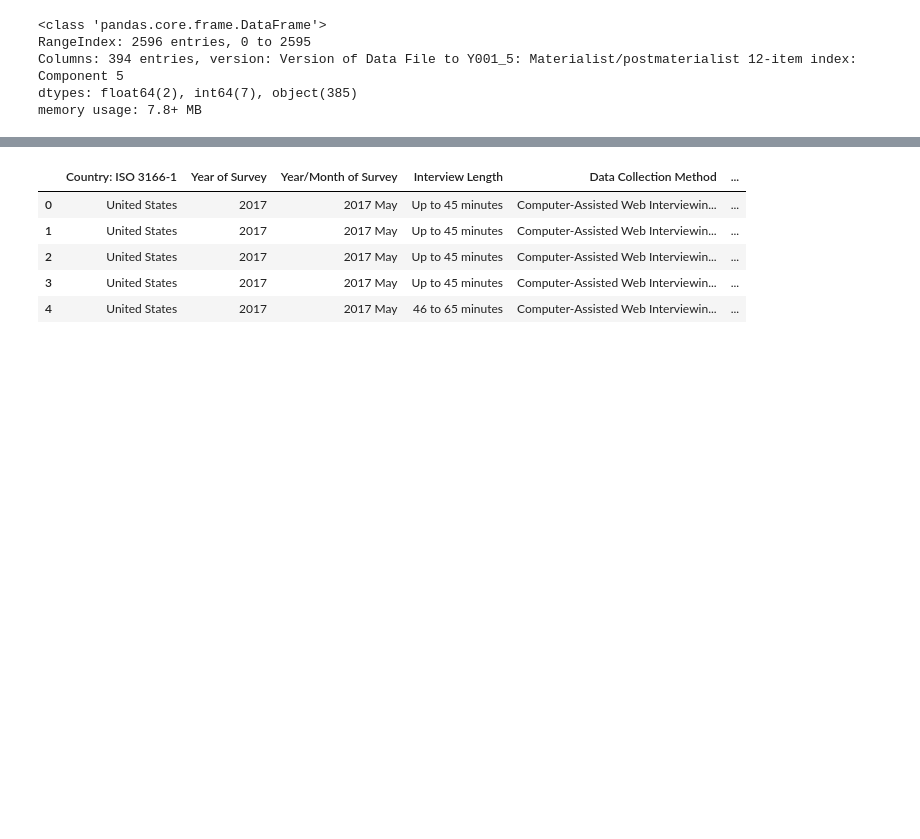
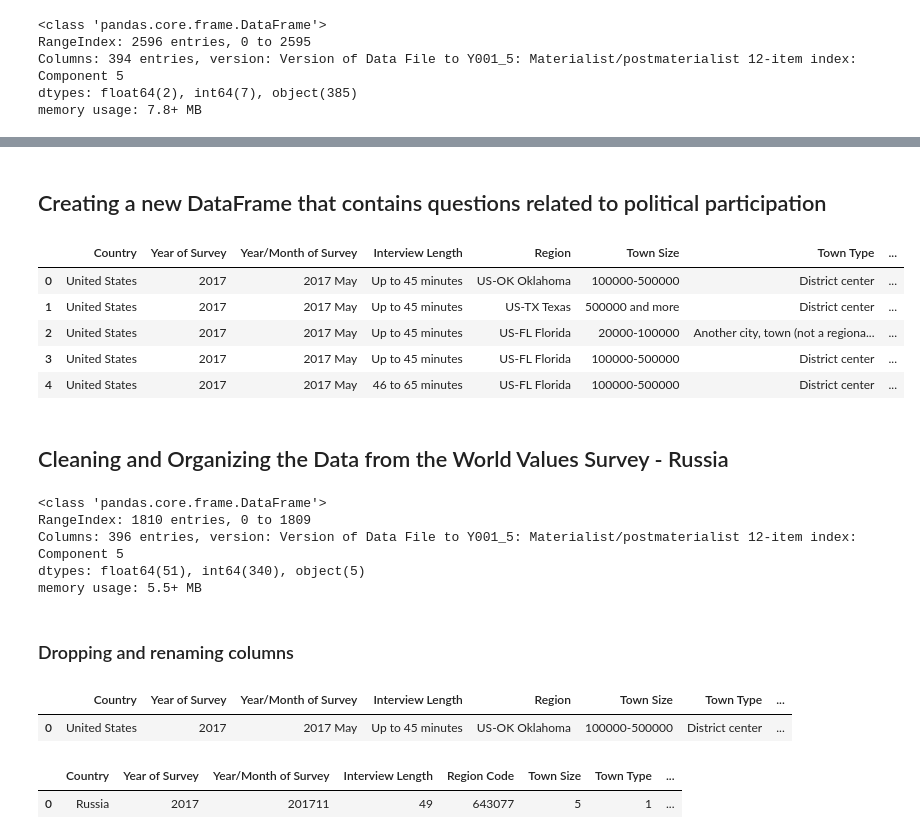
Before and after one commit to IndraNandagopal/ETL-World-Value-Survey-Data, a Jupyter notebook: project2.ipynb, the cells around one changed output, grey strips where cells are left out. Cells and saved outputs as stored; diff of their text form; code cells hidden in the pictures; blank space fills up the shorter version.

```diff
--- a/project2.ipynb
+++ b/project2.ipynb
@@ -50,19 +63,20 @@ memory usage: 7.8+ MB
 # %%
 # Clean up of USA_WVS_2017 data file
-# since there are 394 columns, we will make another dataframe with just with the columns that we wanted
-USA_WVS_2017_Data = USA_WVS_2017_Data.drop(columns=[
+# since there are 394 columns, we will make another dataframe and drop some of the unecessary columns
+USA_WVS_2017_Data_New = USA_WVS_2017_Data.drop(columns=[
 'version: Version of Data File','doi: Digital Object Identifier',
 'B_COUNTRY_ALPHA: ISO 3166-1 alpha-3 country code',
 'C_COW_NUM: CoW country code numeric',
 'C_COW_ALPHA: CoW country code alpha',
 'D_INTERVIEW: Interview ID',
+'Q_MODE: Mode of data collection',
 'FW_END: Year/month of end-fieldwork',
 'FW_START: Year/month of start-fieldwork',
 'K_TIME_START: Start time of the interview [HH.MM]',
 'K_TIME_END: End time of the interview [HH.MM]',
 'N_REGION_WVS: Region country specific',
 'N_TOWN: Settlement name',
-'G_TOWNSIZE2: Settlement size_5 groups',
+'G_TOWNSIZE: Settlement size_8 groups',
 'O1_LONGITUDE: Geographical Coordinates - Longitude',
 'O2_LATITUDE: Geographical Coordinates - Latitude',
 'LNGE_ISO: Language in which interview was conducted  (ISO 639-1 Alpha 2 digit)',
@@ -70,15 +84,15 @@ USA_WVS_2017_Data = USA_WVS_2017_Data.drop(columns=[
 'W_WEIGHT: Weight', 'S018: Equilibration weight-1000',
 'PWGHT: Population size weight'])
 # %%
-USA_WVS_2017_Data = USA_WVS_2017_Data.rename(columns={
-'B_COUNTRY: ISO 3166-1 numeric country code': 'Country: ISO 3166-1',
+# Renaming columns for ease of understanding
+USA_WVS_2017_Data_New = USA_WVS_2017_Data_New.rename(columns={
+'B_COUNTRY: ISO 3166-1 numeric country code': 'Country',
 'A_YEAR: Year of survey': 'Year of Survey',
 'J_INTDATE: Date of interview': 'Year/Month of Survey',
 'K_DURATION: Total length of interview [minutes]': 'Interview Length',
-'Q_MODE: Mode of data collection': 'Data Collection Method',
-'N_REGION_ISO: Region ISO 3166-2': 'Region: ISO 3166-2',
-'G_TOWNSIZE: Settlement size_8 groups': 'Settlement Size',
-'H_SETTLEMENT: Settlement type': 'Settlement Type',
+'N_REGION_ISO: Region ISO 3166-2': 'Region',
+'G_TOWNSIZE2: Settlement size_5 groups': 'Town Size',
+'H_SETTLEMENT: Settlement type': 'Town Type',
 'H_URBRURAL: Urban-Rural': 'Urban/Rural',
 'S_INTLANGUAGE: Language in which interview was conducted': 'Language of Survey',
 'E_RESPINT: Respondent interested during the interview': 'Respondent Interest'
@@ -176,33 +190,47 @@ Organizational_Membership_DF.head()
+# %% [markdown]
+## Creating a new DataFrame that contains questions related to political participation
 # %%
-Political_Participation_DF = USA_WVS_2017_Data[[
-'Country: ISO 3166-1',
+# Creating another DataFrame that contains questions related to political participation
+USA_Political_Participation_DF = USA_WVS_2017_Data_New[[
+'Country',
 'Year of Survey',
 'Year/Month of Survey',
 'Interview Length',
-'Data Collection Method',
-'Region: ISO 3166-2',
-'Settlement Size',
-'Settlement Type',
+'Region',
+'Town Size',
+'Town Type',
 'Urban/Rural',
 'Language of Survey',
 'Respondent Interest',
 'Q209: Political action: Signing a petition',
 'Q210: Political action: Joining in boycotts',
 'Q211: Political action: Attending lawful/peaceful demonstrations',
 'Q212: Political action: Joining unofficial strikes',
 'Q213: Social activism: Donating to a group or campaign',
 'Q214: Social activism: Contacting a government official',
 'Q216: Social activism: Encouraging others to vote',
 'Q217: Political actions online: Searching information about politics and political events',
 'Q218: Political actions online: Signing an electronic petition',
 'Q219: Political actions online: Encouraging other people to take any form of political action',
 'Q220: Political actions online: Organizing political activities, events, protests']]
 
-Political_Participation_DF.head()
+USA_Political_Participation_DF.head()
 # %% [output]
-|  | Country: ISO 3166-1 | Year of Survey | Year/Month of Survey | Interview Length | Data Collection Method | ... |
-| 0 | United States | 2017 | 2017 May | Up to 45 minutes | Computer-Assisted Web Interviewin... | ... |
-| 1 | United States | 2017 | 2017 May | Up to 45 minutes | Computer-Assisted Web Interviewin... | ... |
-| 2 | United States | 2017 | 2017 May | Up to 45 minutes | Computer-Assisted Web Interviewin... | ... |
-| 3 | United States | 2017 | 2017 May | Up to 45 minutes | Computer-Assisted Web Interviewin... | ... |
-| 4 | United States | 2017 | 2017 May | 46 to 65 minutes | Computer-Assisted Web Interviewin... | ... |
+|  | Country | Year of Survey | Year/Month of Survey | Interview Length | Region | Town Size | Town Type | ... |
+| 0 | United States | 2017 | 2017 May | Up to 45 minutes | US-OK Oklahoma | 100000-500000 | District center | ... |
+| 1 | United States | 2017 | 2017 May | Up to 45 minutes | US-TX Texas | 500000 and more | District center | ... |
+| 2 | United States | 2017 | 2017 May | Up to 45 minutes | US-FL Florida | 20000-100000 | Another city, town (not a regiona... | ... |
+| 3 | United States | 2017 | 2017 May | Up to 45 minutes | US-FL Florida | 100000-500000 | District center | ... |
+| 4 | United States | 2017 | 2017 May | 46 to 65 minutes | US-FL Florida | 100000-500000 | District center | ... |
+# %% [markdown]
+## Cleaning and Organizing the Data from the World Values Survey - Russia
+# %%
+Russia_WVS_2017_Data.info()
+# %% [output]
+<class 'pandas.core.frame.DataFrame'>
+RangeIndex: 1810 entries, 0 to 1809
+Columns: 396 entries, version: Version of Data File to Y001_5: Materialist/postmaterialist 12-item index: Component 5
+dtypes: float64(51), int64(340), object(5)
+memory usage: 5.5+ MB
+# %% [markdown]
+### Dropping and renaming columns
@@ -208,0 +282,10 @@ Political_Participation_DF.head()
+# %%
+USA_WVS_2017_Data_New.head(1)
+# %% [output]
+|  | Country | Year of Survey | Year/Month of Survey | Interview Length | Region | Town Size | Town Type | ... |
+| 0 | United States | 2017 | 2017 May | Up to 45 minutes | US-OK Oklahoma | 100000-500000 | District center | ... |
+# %%
+Russia_WVS_2017_Data_New.head(1)
+# %% [output]
+|  | Country | Year of Survey | Year/Month of Survey | Interview Length | Region Code | Town Size | Town Type | ... |
+| 0 | Russia | 2017 | 201711 | 49 | 643077 | 5 | 1 | ... |
```
Also changed, not shown: parts of 22 cells of this notebook, 2 other files.
